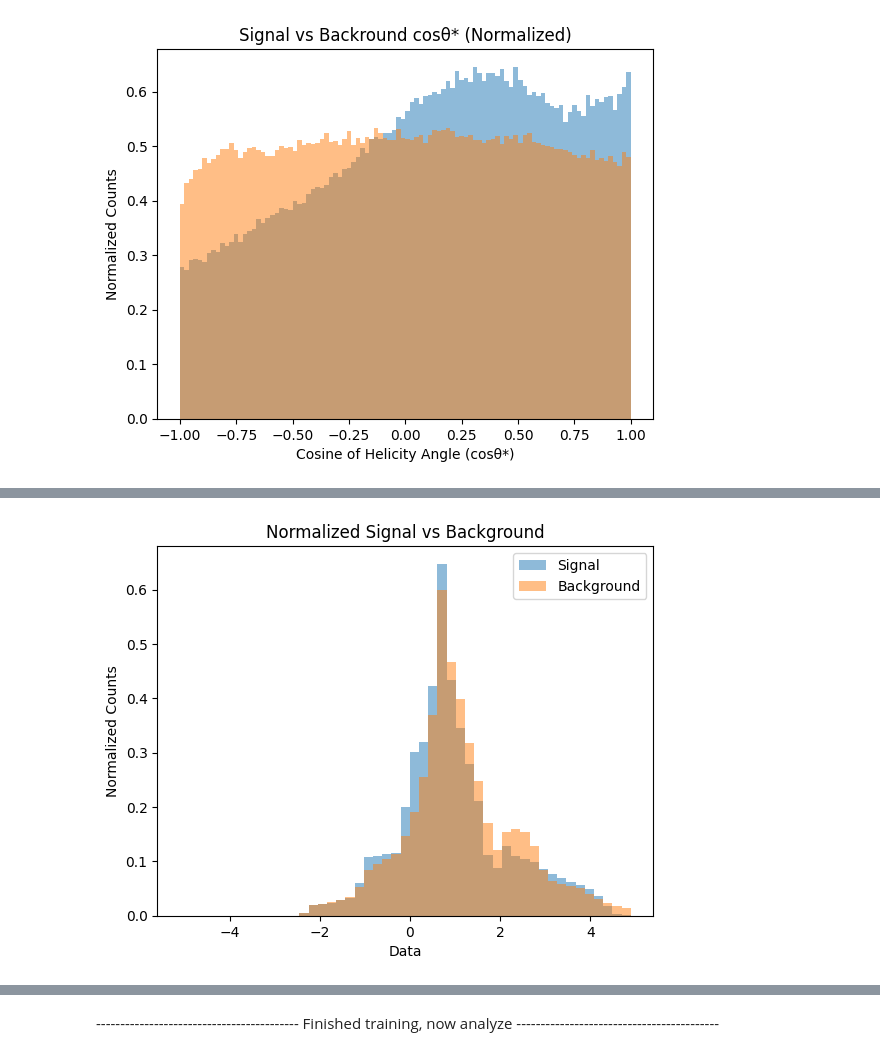
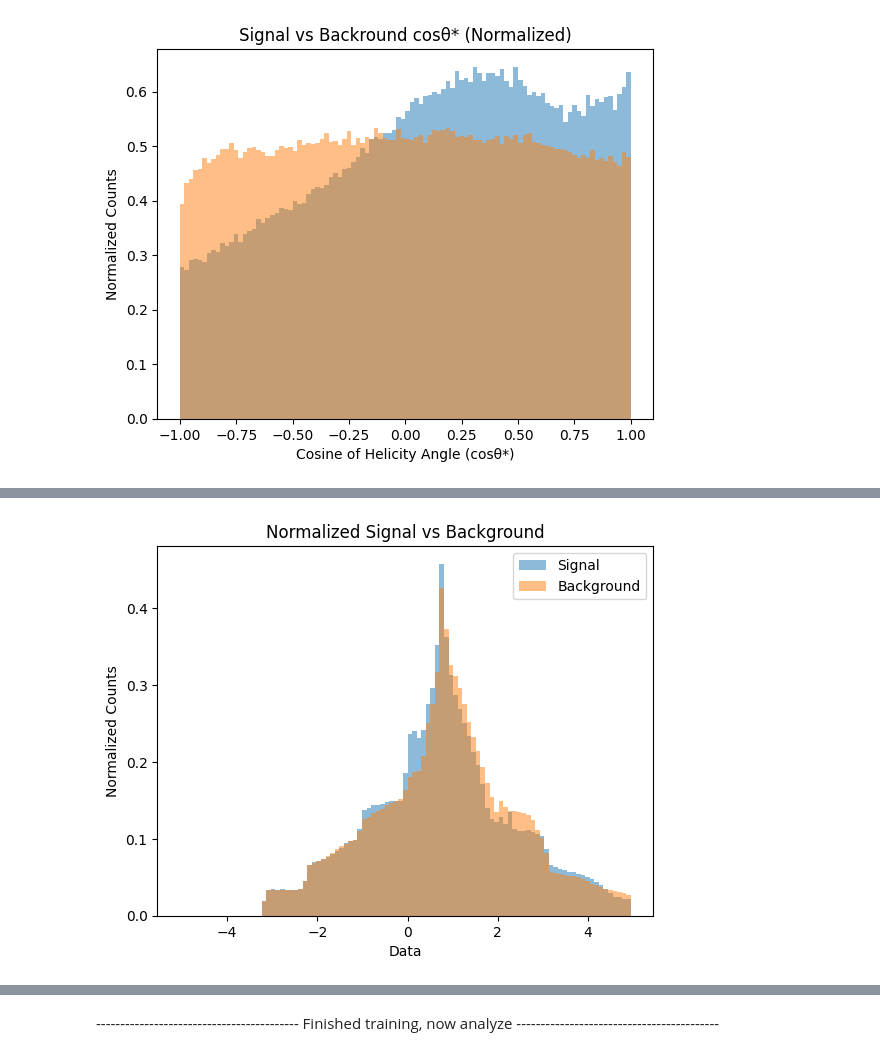
Before and after one commit to GitGup/ATLAS_DNN, a Jupyter notebook: MC_DNN.ipynb, the cells around one changed output, grey strips where cells are left out. Saved outputs shown, nothing was run; the diff lists cells and outputs as text; code cells hidden in the pictures.

```diff
--- a/MC_DNN.ipynb
+++ b/MC_DNN.ipynb
@@ -479,7 +511,8 @@ new_df = load("new_df_invmassdaughter_train")
 only_411 = load("only_411_invmassdaughter_train")
 only_4122 = load("only_4122_invmassdaughter_train")
 # %%
-training_columns = ['DMesons_pt','DMesons_eta', 'DMesons_fitOutput__Lxy', 'DMesons_costhetastar', "inv_mass1", "inv_mass2", "inv_mass3", "inv_mass4"]
+training_columns = ['DMesons_pt','DMesons_eta', 'DMesons_fitOutput__Lxy', 'DMesons_costhetastar', "inv_mass1", "inv_mass2", "inv_mass3", "inv_mass4",
+                    "daughter_pt1", "daughter_pt2", "daughter_pt3", "daughter_eta1", "daughter_eta2", "daughter_eta3", "daughter_phi1", "daughter_phi2", "daughter_phi3"]
 #D and Lambda
 new_df['DMesons_pdgId'] = new_df['DMesons_pdgId'].replace({411: 0, 4122: 1})
 X_train, X_test, y_train, y_test = train_test_split(new_df[training_columns], new_df['DMesons_pdgId'], test_size=0.2, random_state=42)
@@ -611,23 +627,23 @@ plt.show()
 # %%
 #counts, bins, _ = plt.hist(X_train1, bins=20)
-bins = np.linspace(-5, 5, 50)
+bins = np.linspace(-5, 5, 100)
 signal_counts, _ = np.histogram(X_train2, bins=bins, density=True)
 background_counts, _ = np.histogram(X_train1, bins=bins, density=True)
 
 # Plot the signal and background histograms on the same plot
 plt.bar(bins[:-1], signal_counts, width=np.diff(bins), alpha=0.5, label='Signal')
 plt.bar(bins[:-1], background_counts, width=np.diff(bins), alpha=0.5, label='Background')
 
 # Add axis labels and a legend
 plt.xlabel('Data')
 plt.ylabel('Normalized Counts')
 plt.title("Normalized Signal vs Background")
 plt.legend()
 
 # Show the plot
 plt.show()
 # %% [output]
-[figure, old version]
+[figure, new version]
 # %%
 wandb.init(
     # set the wandb project where this run will be logged
```
Also changed, not shown: parts of 18 cells of this notebook.
